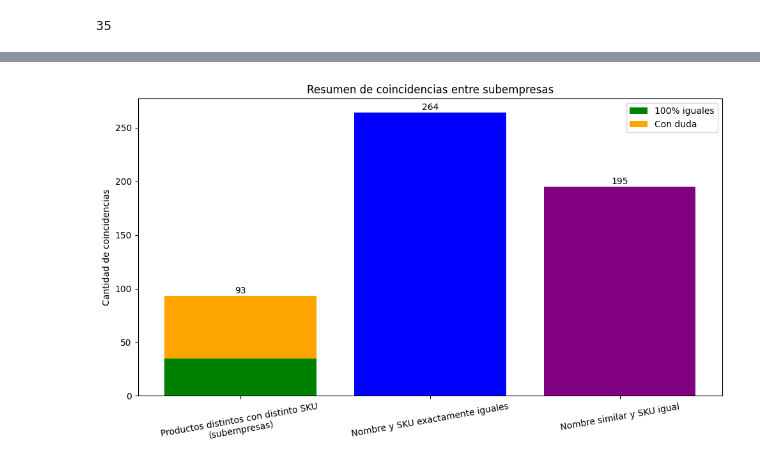
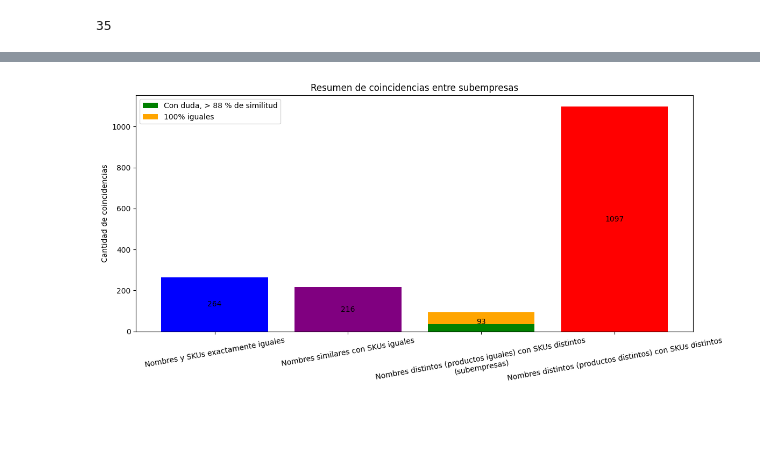
Before and after one commit to KabeliDev/prisa-eda, a Jupyter notebook: results.ipynb, the cells around one changed output, grey strips where cells are left out. Saved outputs shown, nothing was run; the diff lists cells and outputs as text; code cells hidden in the pictures; blank space fills up the shorter version.

Commit message:
fix graphic labels add count how much products are present in 2,3,4 companies?

```diff
--- a/results.ipynb
+++ b/results.ipynb
@@ -22,7 +22,7 @@ Numbre os samples in the dataset: 2381
 # %%
 data = load_all_sheets(excel_path)
 
-correct_products = find_similar_products(data, 90, different_sku=False)
+correct_products = find_similar_products(data, 88, different_sku=False)
 correct_products = correct_products.copy()
 correct_products = remove_flavor_variants(correct_products)
 columns_to_show = [col for col in correct_products.columns if col not in ['Numbers 1', 'Numbers 2']]
@@ -166,8 +110,0 @@ needs_review.to_excel("needs_review_matches.xlsx", index=False)
-# %%
-excel_path = "/home/viktoria/Downloads/ARBOLES ALIMENTOS EJERCICIO KABELLI.xlsx"
-
-_, different_products = process_excel_for_duplicates(
-    excel_path,
-    confidence_threshold=88,
-    low_confidence_threshold=84,
-)
@@ -198,6 +111,11 @@ different_products.head(38)
+# %%
+
+filtered= find_normal_cases(excel_path)
+filtered = filtered.rename(columns={"Sheet": "Subempresa"})
+filtered_count = filtered.shape[0]
 # %%
 # En las estadísticas se muestra el número de coincidencias, no el de productos únicos.
 # %%
-visualize(different_sku_review, different_sku_conf, same_name_same_sku, similar_name_same_sku)
+visualize(different_sku_review, different_sku_conf, same_name_same_sku, similar_name_same_sku, filtered_count)
 # %% [output]
-[figure, old version]
+[figure, new version]
```
Also changed, not shown: parts of 16 cells of this notebook, 3 other files.
